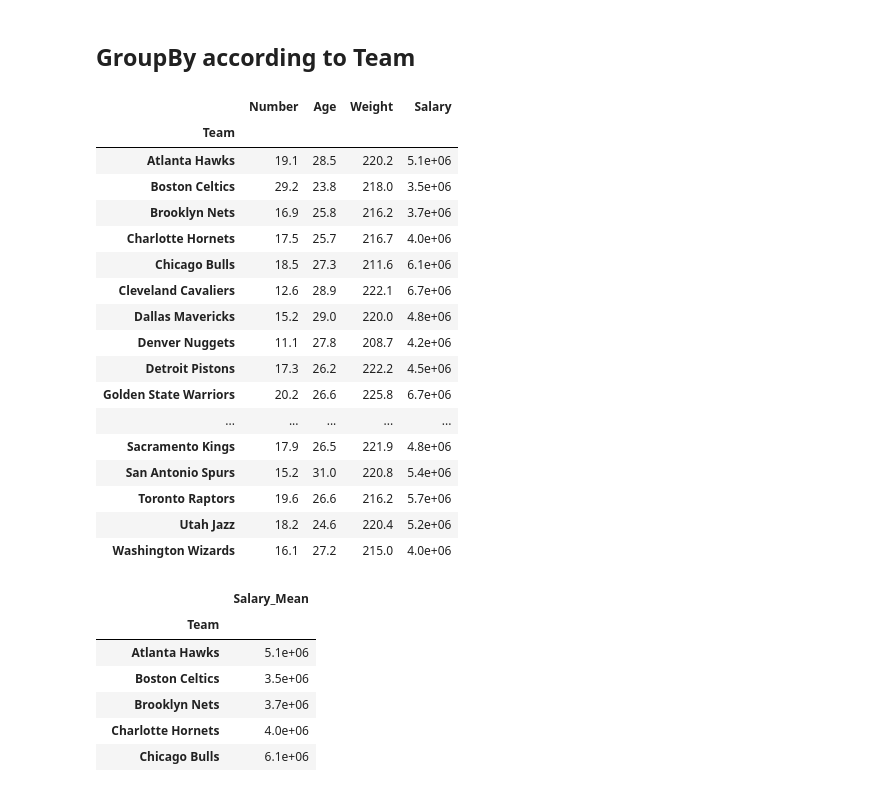
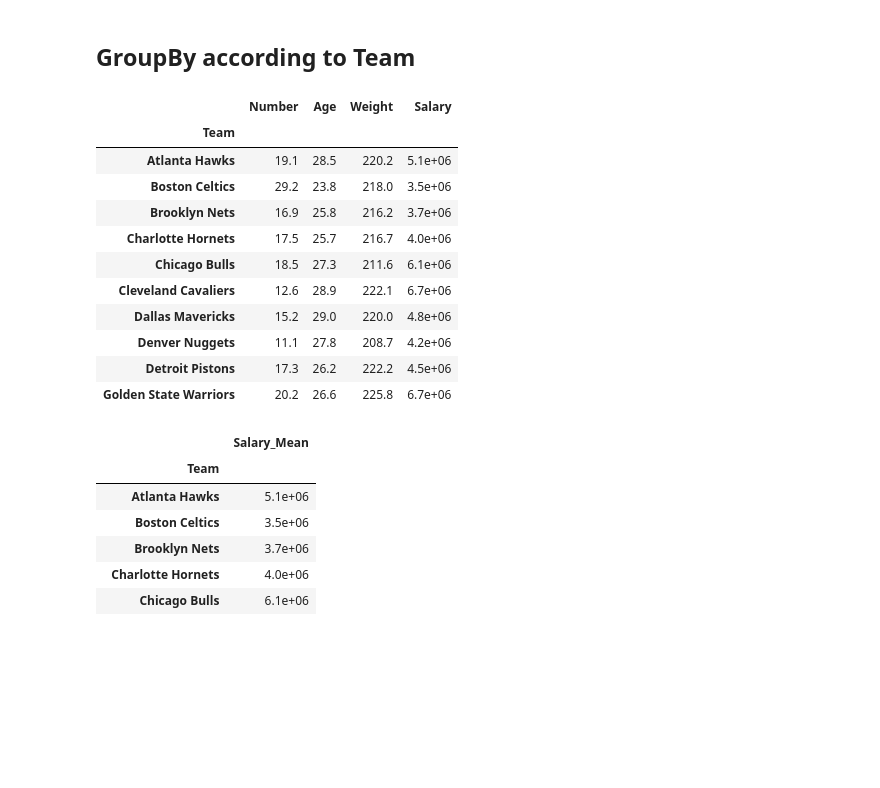
Before and after one commit to danysc/DA-Projects, a Jupyter notebook: NBA.ipynb, the cells around one changed output. Cells and saved outputs as stored; diff of their text form; code cells hidden in the pictures; blank space fills up the shorter version.

```diff
--- a/NBA.ipynb
+++ b/NBA.ipynb
@@ -222,26 +222,20 @@ Name: Age, dtype: object
 ## GroupBy according to Team
 # %%
 # Short way:
-nba.groupby(['Team']).mean()
+nba.groupby(['Team']).mean().head(10)
 # %% [output]
 |  | Number | Age | Weight | Salary |
 | Team |  |  |  |  |
 | Atlanta Hawks | 19.1 | 28.5 | 220.2 | 5.1e+06 |
 | Boston Celtics | 29.2 | 23.8 | 218.0 | 3.5e+06 |
 | Brooklyn Nets | 16.9 | 25.8 | 216.2 | 3.7e+06 |
 | Charlotte Hornets | 17.5 | 25.7 | 216.7 | 4.0e+06 |
 | Chicago Bulls | 18.5 | 27.3 | 211.6 | 6.1e+06 |
 | Cleveland Cavaliers | 12.6 | 28.9 | 222.1 | 6.7e+06 |
 | Dallas Mavericks | 15.2 | 29.0 | 220.0 | 4.8e+06 |
 | Denver Nuggets | 11.1 | 27.8 | 208.7 | 4.2e+06 |
 | Detroit Pistons | 17.3 | 26.2 | 222.2 | 4.5e+06 |
 | Golden State Warriors | 20.2 | 26.6 | 225.8 | 6.7e+06 |
-| ... | ... | ... | ... | ... |
-| Sacramento Kings | 17.9 | 26.5 | 221.9 | 4.8e+06 |
-| San Antonio Spurs | 15.2 | 31.0 | 220.8 | 5.4e+06 |
-| Toronto Raptors | 19.6 | 26.6 | 216.2 | 5.7e+06 |
-| Utah Jazz | 18.2 | 24.6 | 220.4 | 5.2e+06 |
-| Washington Wizards | 16.1 | 27.2 | 215.0 | 4.0e+06 |
 # %%
 nba.groupby(['Team']).agg(Salary_Mean =('Salary','mean')).head(9)
 # %% [output]
```
Also changed, not shown: parts of 4 cells of this notebook.
